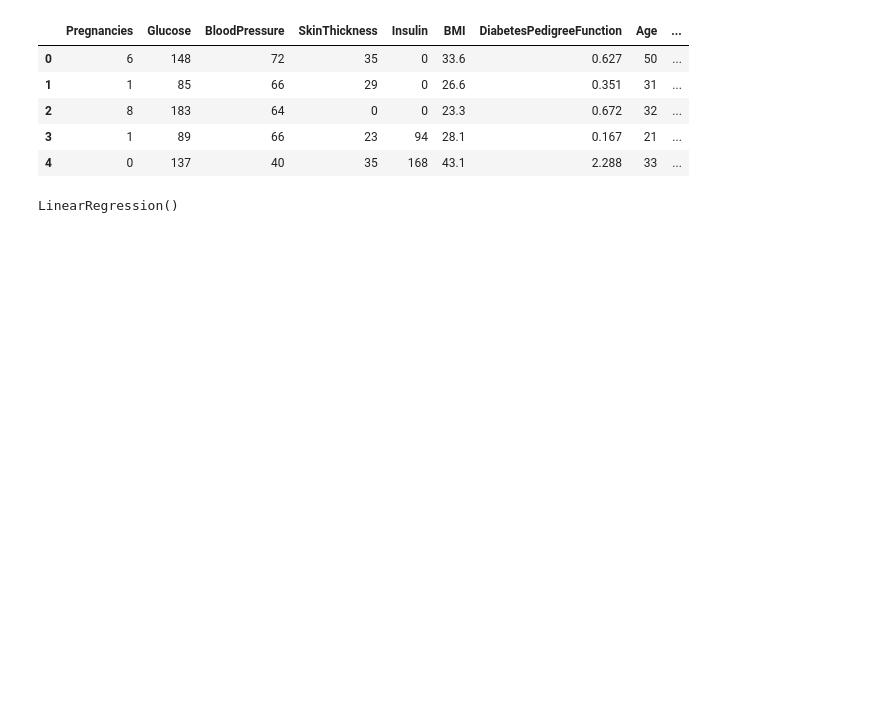
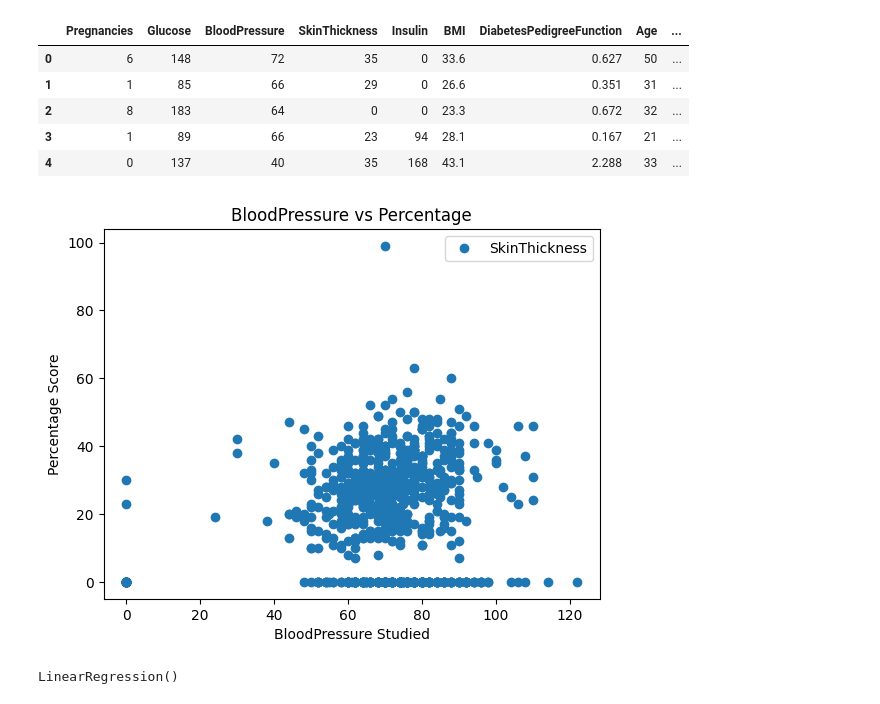
Before and after one commit to asf72/selftry, a Jupyter notebook: lab_task.ipynb, the cells around one changed output. Drawn from its saved outputs; the diff is of its cells as text; code cells hidden in the pictures; blank space fills up the shorter version.

```diff
--- a/lab_task.ipynb
+++ b/lab_task.ipynb
@@ -14,5 +14,13 @@ dataset.head()
 | 2 | 8 | 183 | 64 | 0 | 0 | 23.3 | 0.672 | 32 | ... |
 | 3 | 1 | 89 | 66 | 23 | 94 | 28.1 | 0.167 | 21 | ... |
 | 4 | 0 | 137 | 40 | 35 | 168 | 43.1 | 2.288 | 33 | ... |
+# %%
+dataset.plot(x='BloodPressure', y='SkinThickness', style='o')
+plt.title('BloodPressure vs Percentage')
+plt.xlabel('BloodPressure Studied')
+plt.ylabel('Percentage Score')
+plt.show()
+# %% [output]
+[figure, added]
 # %%
 X = dataset.iloc[:, :-1]. values
```
Also changed, not shown: parts of 4 cells of this notebook.
